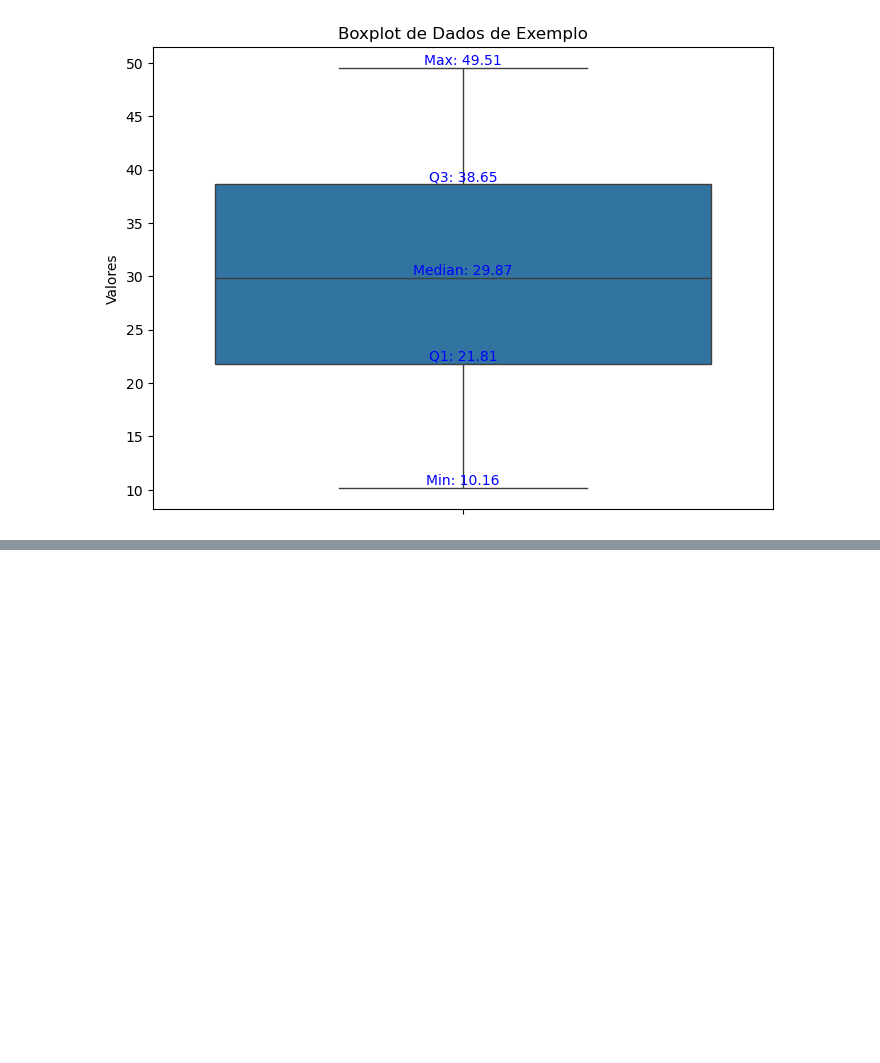
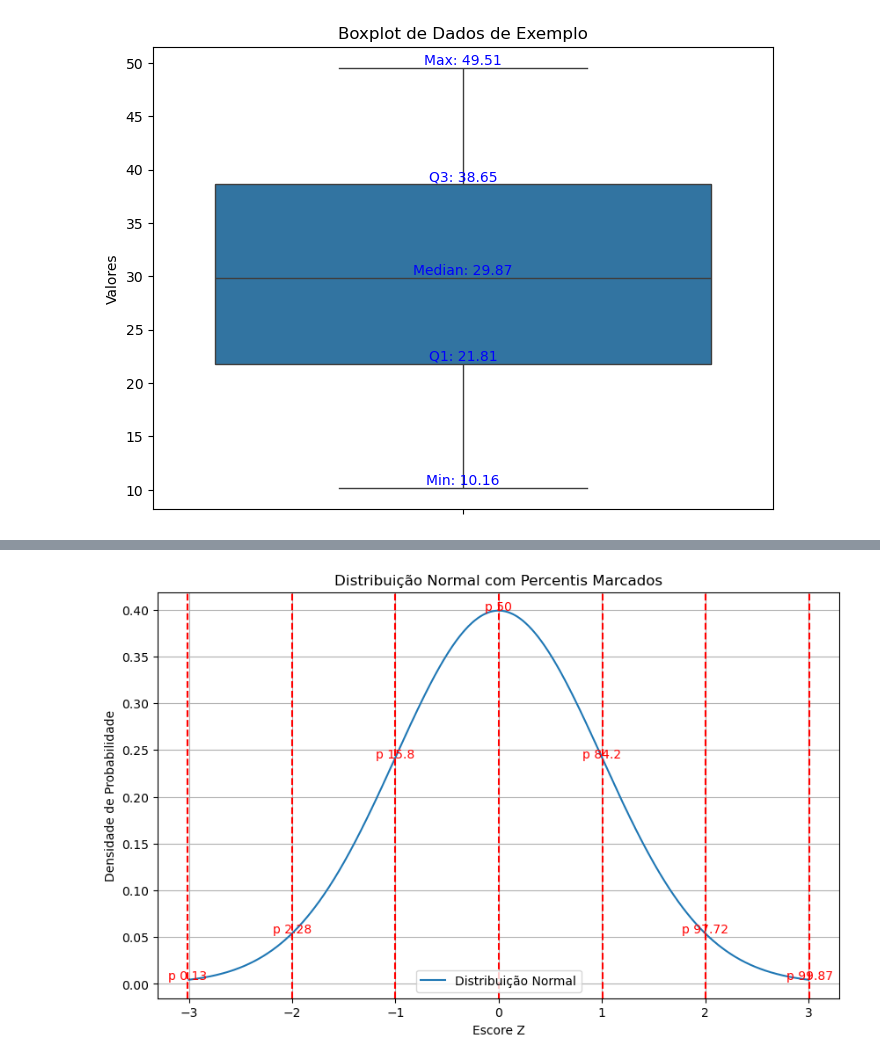
Before and after one commit to tiagomartins03/Data-Science, a Jupyter notebook: 4_DistribuicaoDeDados/main.ipynb, the cells around one changed output, grey strips where cells are left out. Cells and saved outputs as stored; diff of their text form; code cells hidden in the pictures; blank space fills up the shorter version.

Commit message:
Percentil

```diff
--- a/4_DistribuicaoDeDados/main.ipynb
+++ b/4_DistribuicaoDeDados/main.ipynb
@@ -128,0 +136,35 @@ Max: 49.51
+# %%
+import numpy as np
+import matplotlib.pyplot as plt
+import scipy.stats as stats
+
+# Dados para a distribuição normal
+mean = 0
+std_dev = 1
+x = np.linspace(-3, 3, 1000)
+y = stats.norm.pdf(x, mean, std_dev)
+
+# Percentis e seus respectivos valores Z
+percentis = [0.13, 2.28, 15.8, 50, 84.2, 97.72, 99.87]
+z_scores = stats.norm.ppf([p/100 for p in percentis])
+
+# Configuração do gráfico
+plt.figure(figsize=(10, 6))
+plt.plot(x, y, label='Distribuição Normal')
+
+# Marcação dos percentis
+for p, z in zip(percentis, z_scores):
+    plt.axvline(z, color='red', linestyle='--')
+    plt.text(z, stats.norm.pdf(z, mean, std_dev), f'p {p}', color='red', ha='center')
+
+# Adiciona rótulos e título
+plt.xlabel('Escore Z')
+plt.ylabel('Densidade de Probabilidade')
+plt.title('Distribuição Normal com Percentis Marcados')
+plt.legend()
+
+# Mostra o gráfico
+plt.grid(True)
+plt.show()
+# %% [output]
+[figure, added]
```
Also changed, not shown: parts of 16 cells of this notebook.
